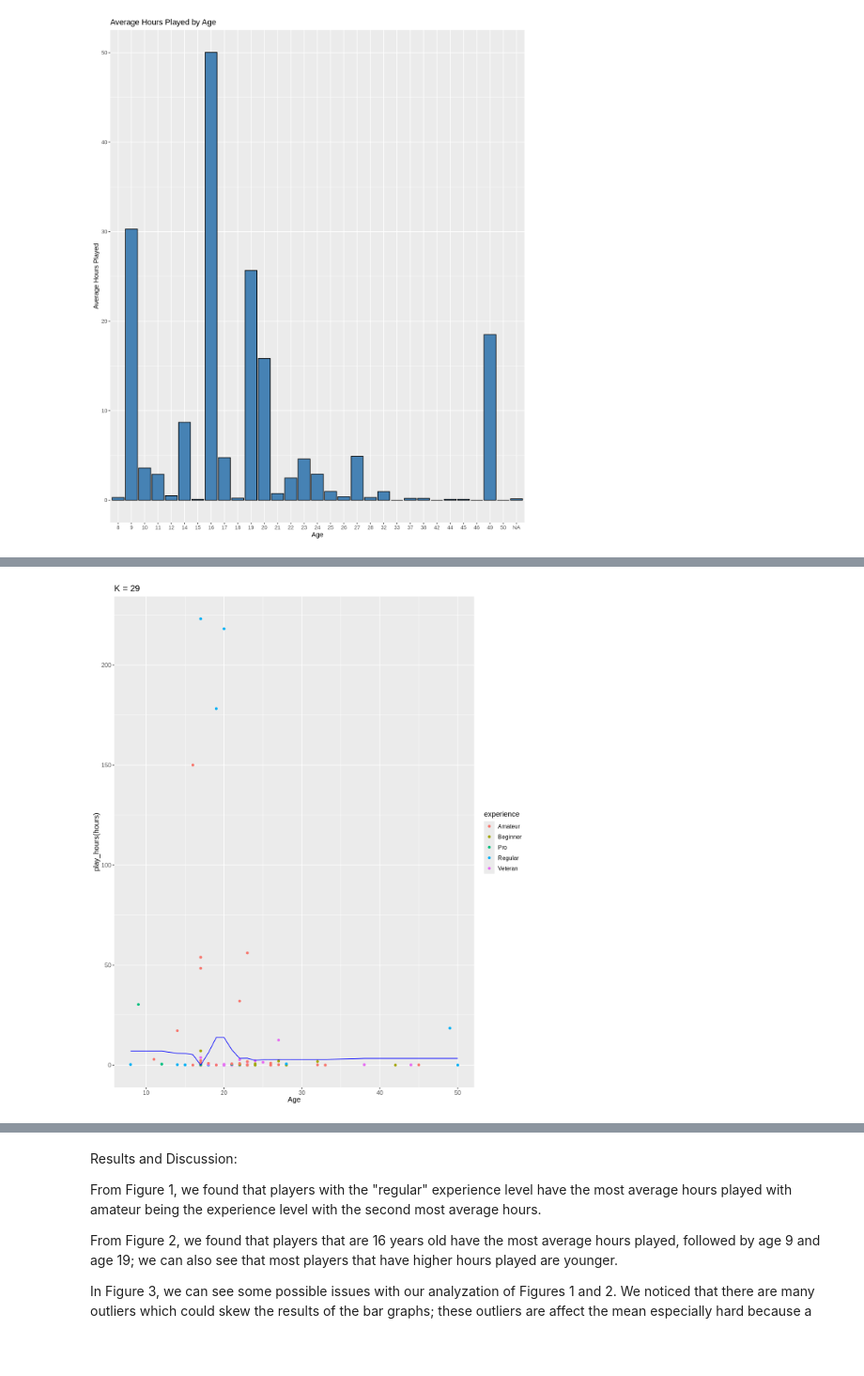
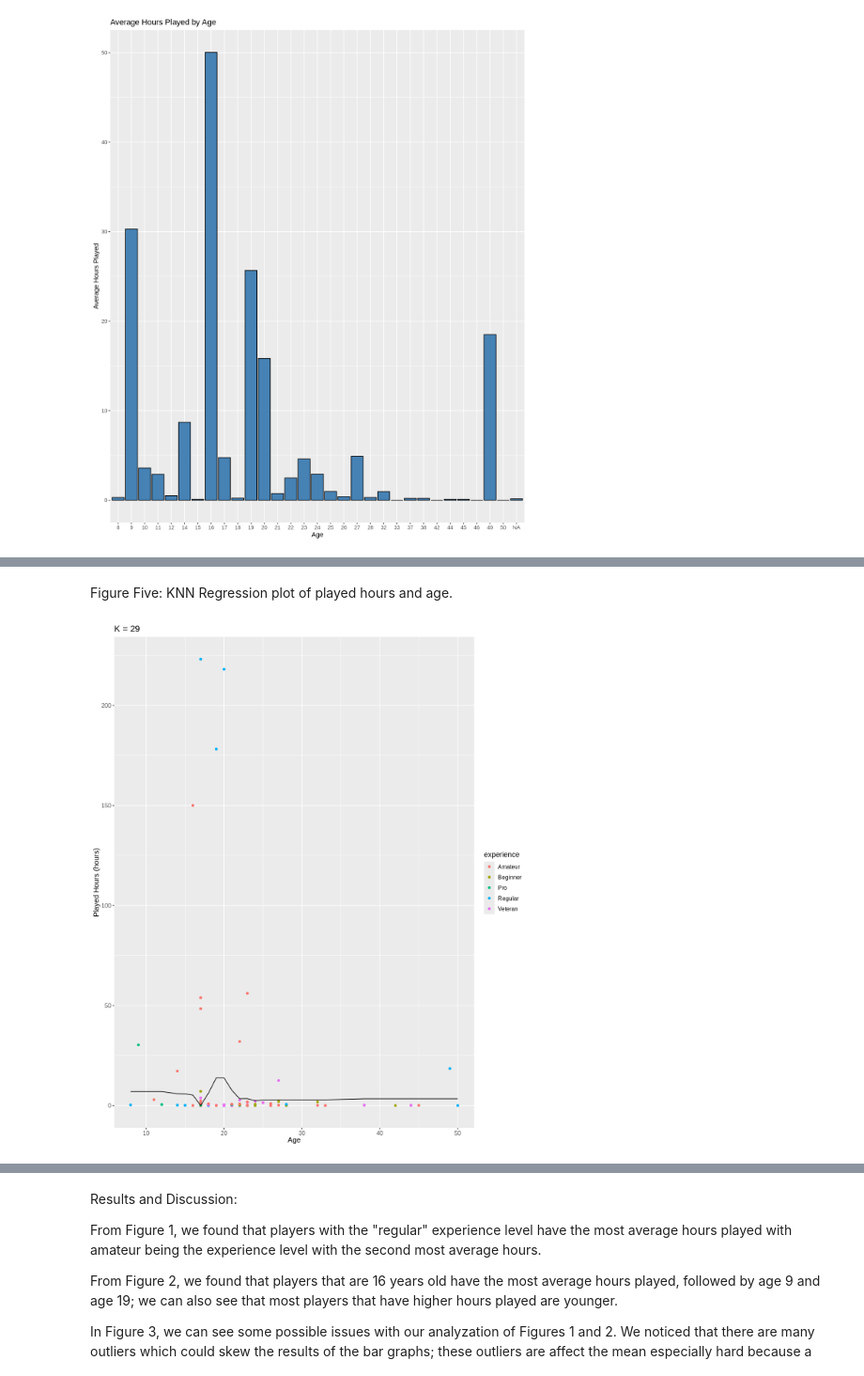
Before and after one commit to Chalkkk/dsci-final-group-project, a Jupyter notebook: final_project.ipynb, the cells around one changed output, grey strips where cells are left out. Shown at 94% size. Drawn from its saved outputs; the diff is of its cells as text; code cells hidden in the pictures; blank space fills up the shorter version.

Commit message:
Introduction stuff.
Added all the steps and work on the methods & results. I think all that's left is the discussion.

```diff
--- a/final_project.ipynb
+++ b/final_project.ipynb
@@ -386,64 +407,84 @@ Warning message:
 [figure]
+# %% [markdown]
+Figure Five: KNN Regression plot of played hours and age.
 # %%
+# Set seed for reproducibility and remove missing data
 set.seed(1)
 players <- players |>
            drop_na()
 
+# Split data into training (75%) and testing (25%) sets, stratified by 'played_hours'
 players_split <- initial_split(players, prop = 0.75, strata = played_hours)
 players_training <- training(players_split)
 players_testing <- testing(players_split)
 
+# Define KNN model specification with tuning for 'neighbors'
 set.seed(12)
-players_spec<- nearest_neighbor(weight_func = "rectangular", neighbors = tune()) |>
-      set_engine("kknn") |>
-      set_mode("regression")
+players_spec <- nearest_neighbor(weight_func = "rectangular", neighbors = tune()) |>
+                set_engine("kknn") |>
+                set_mode("regression")
 
+# Create a recipe to standardize the 'Age' predictor
 players_recipe <- recipe(played_hours ~ Age, data = players_training) |>
-      step_scale(all_predictors()) |>
-      step_center(all_predictors())
+                  step_scale(all_predictors()) |>
+                  step_center(all_predictors())
 
+# Create 5-fold cross-validation object, stratified by 'played_hours'
 players_vfold <- vfold_cv(players_training, v = 5, strata = played_hours)
+
+# Combine model and recipe into a workflow
 players_workflow <- workflow() |>
                     add_recipe(players_recipe) |>
                     add_model(players_spec)
 
+# Define grid of neighbor values from 1 to 100
 set.seed(123)
-gridvals <- tibble(neighbors = seq(from = 1, to = 100, by = 1))
+gridvals <- tibble(neighbors = seq(1, 100, by = 1))
+
+# Tune model across grid using cross-validation and collect metrics
 players_results <- players_workflow |>
-      tune_grid(resamples = players_vfold, grid = gridvals) |>
-      collect_metrics()
+                   tune_grid(resamples = players_vfold, grid = gridvals) |>
+                   collect_metrics()
 
+# Select the number of neighbors (k) with the lowest RMSE
 players_min <- players_results |>
-   filter(.metric == "rmse") |>
-   slice_min(mean, n = 1)
+               filter(.metric == "rmse") |>
+               slice_min(mean, n = 1)
 
 k_min <- players_min |>
          pull(neighbors)
 
+# Define the final model using the optimal k
 players_best_spec <- nearest_neighbor(weight_func = "rectangular", neighbors = k_min) |>
-         set_engine("kknn") |>
-         set_mode("regression")
+                     set_engine("kknn") |>
+                     set_mode("regression")
 
+# Create a new workflow and fit the final model on the training data
 players_best_fit <- workflow() |>
-         add_recipe(players_recipe) |>
-         add_model(players_best_spec) |>
-         fit(data = players_training)
+                    add_recipe(players_recipe) |>
+                    add_model(players_best_spec) |>
+                    fit(data = players_training)
 
+# Generate predictions on the test set and compute evaluation metrics
 players_summary <- players_best_fit |>
-          predict(players_testing) |>
-          bind_cols(players_testing) |>
-          metrics(truth = played_hours, estimate = .pred)
+                   predict(players_testing) |>
+                   bind_cols(players_testing) |>
+                   metrics(truth = played_hours, estimate = .pred)
 
+# Generate predictions on the training set for visualization
 players_preds <- predict(players_best_fit, players_training) |>
-                    bind_cols(players_training)
-players_plot <- ggplot(players_preds, aes(x = Age, y = played_hours))+
-                 geom_point(aes(colour = experience))+
-                 geom_line(data = players_preds,
-                        mapping = aes(x = Age, y = .pred),
-                        color = "blue") +
-                labs(x = "Age", y = "play_hours(hours)") +
+                 bind_cols(players_training)
+
+# Create plot showing played hourse vs. age while accounting for experience
+players_plot <- ggplot(players_preds, aes(x = Age, y = played_hours)) +
+                geom_point(aes(colour = experience)) +
+                geom_line(aes(y = .pred),
+                          colour = "black") +
+                labs(x = "Age",
+                     y = "Played Hours (hours)") +
                 ggtitle(paste0("K = ", k_min)) +
                 theme(text = element_text(size = 12))
+
 players_plot
 # %% [output]
-[figure, old version]
+[figure, new version]
```
Also changed, not shown: parts of 9 cells of this notebook.
